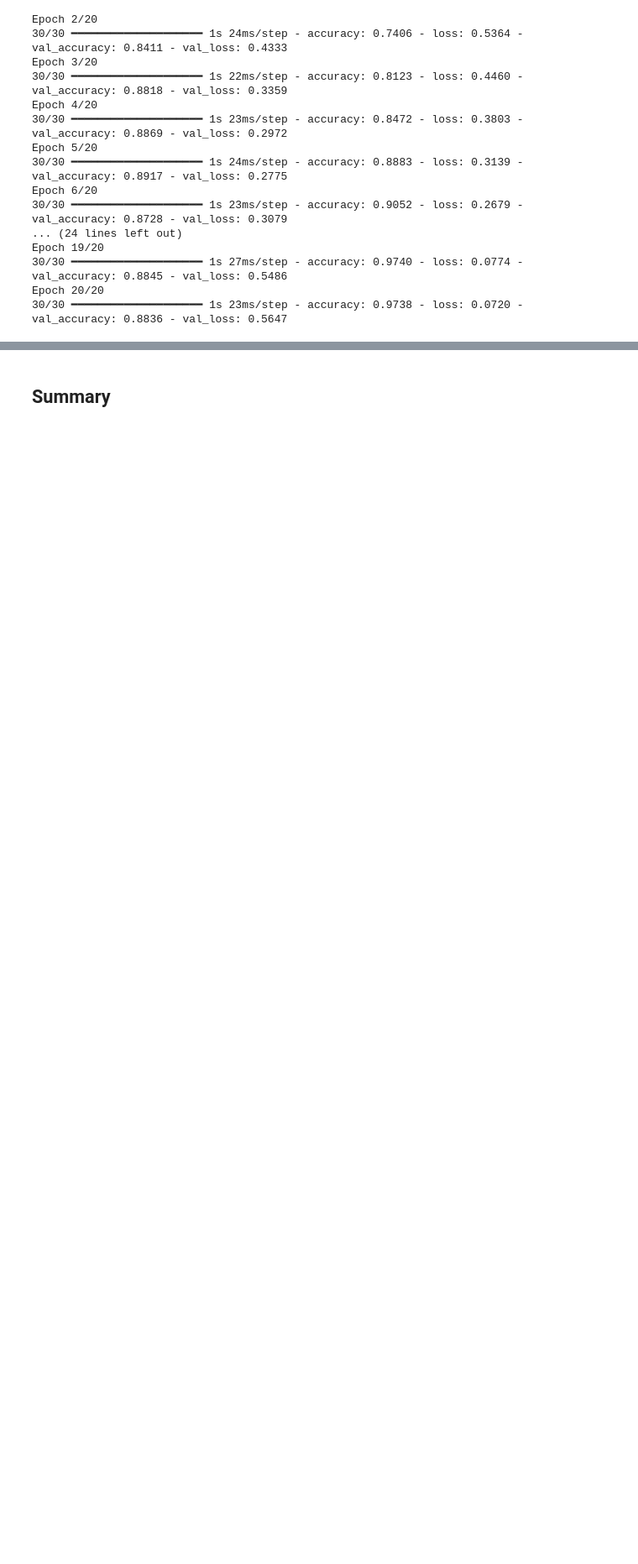
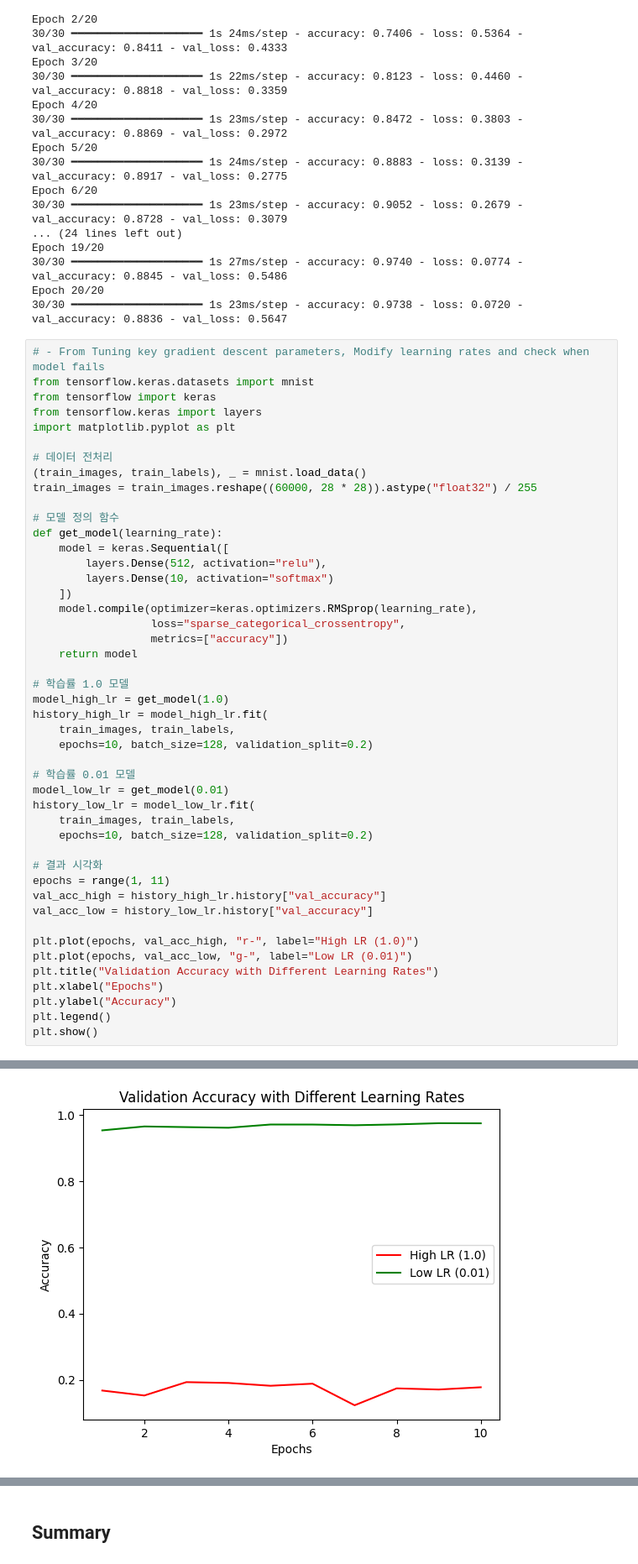
Before and after one commit to seohyun34/test, a Jupyter notebook: chapter05_fundamentals-of-ml.ipynb, the cells around one changed output, grey strips where cells are left out. Shown at 84% size. Saved outputs shown, nothing was run; the diff lists cells and outputs as text; blank space fills up the shorter version.

```diff
--- a/chapter05_fundamentals-of-ml.ipynb
+++ b/chapter05_fundamentals-of-ml.ipynb
@@ -575,3 +686,50 @@ Epoch 19/20
 30/30 ━━━━━━━━━━━━━━━━━━━━ 1s 27ms/step - accuracy: 0.9740 - loss: 0.0774 - val_accuracy: 0.8845 - val_loss: 0.5486
 Epoch 20/20
 30/30 ━━━━━━━━━━━━━━━━━━━━ 1s 23ms/step - accuracy: 0.9738 - loss: 0.0720 - val_accuracy: 0.8836 - val_loss: 0.5647
+# %%
+# - From Tuning key gradient descent parameters, Modify learning rates and check when model fails
+from tensorflow.keras.datasets import mnist
+from tensorflow import keras
+from tensorflow.keras import layers
+import matplotlib.pyplot as plt
+
+# 데이터 전처리
+(train_images, train_labels), _ = mnist.load_data()
+train_images = train_images.reshape((60000, 28 * 28)).astype("float32") / 255
+
+# 모델 정의 함수
+def get_model(learning_rate):
+    model = keras.Sequential([
+        layers.Dense(512, activation="relu"),
+        layers.Dense(10, activation="softmax")
+    ])
+    model.compile(optimizer=keras.optimizers.RMSprop(learning_rate),
+                  loss="sparse_categorical_crossentropy",
+                  metrics=["accuracy"])
+    return model
+
+# 학습률 1.0 모델
+model_high_lr = get_model(1.0)
+history_high_lr = model_high_lr.fit(
+    train_images, train_labels,
+    epochs=10, batch_size=128, validation_split=0.2)
+
+# 학습률 0.01 모델
+model_low_lr = get_model(0.01)
+history_low_lr = model_low_lr.fit(
+    train_images, train_labels,
+    epochs=10, batch_size=128, validation_split=0.2)
+
+# 결과 시각화
+epochs = range(1, 11)
+val_acc_high = history_high_lr.history["val_accuracy"]
+val_acc_low = history_low_lr.history["val_accuracy"]
+
+plt.plot(epochs, val_acc_high, "r-", label="High LR (1.0)")
+plt.plot(epochs, val_acc_low, "g-", label="Low LR (0.01)")
+plt.title("Validation Accuracy with Different Learning Rates")
+plt.xlabel("Epochs")
+plt.ylabel("Accuracy")
+plt.legend()
+plt.show()
+# %% [output]
@@ -577,0 +753 @@ Epoch 20/20
+[figure, added]
```
Also changed, not shown: parts of 9 cells of this notebook.
